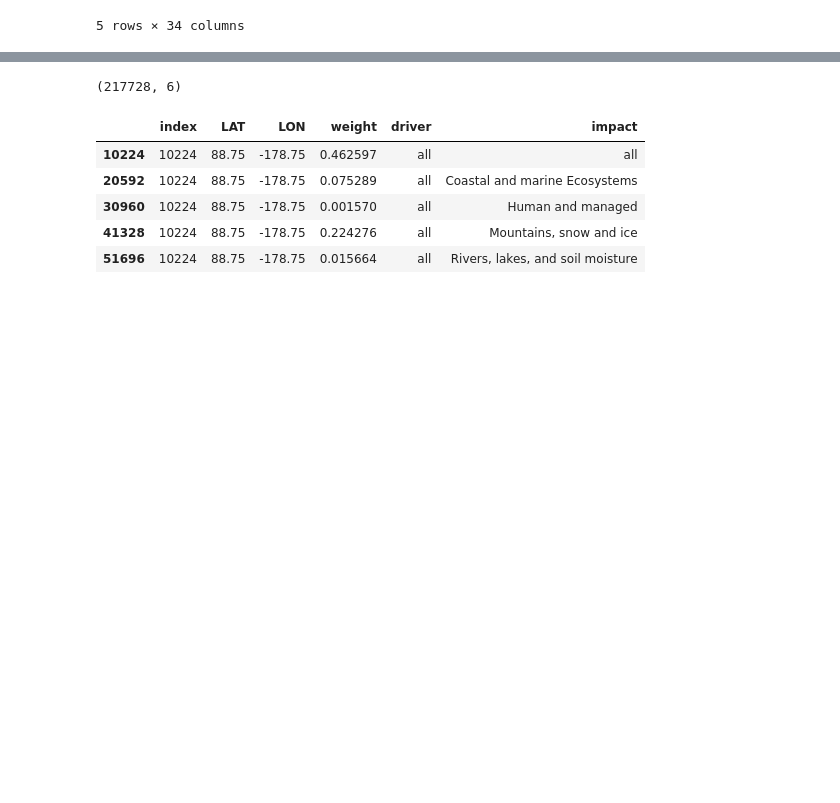
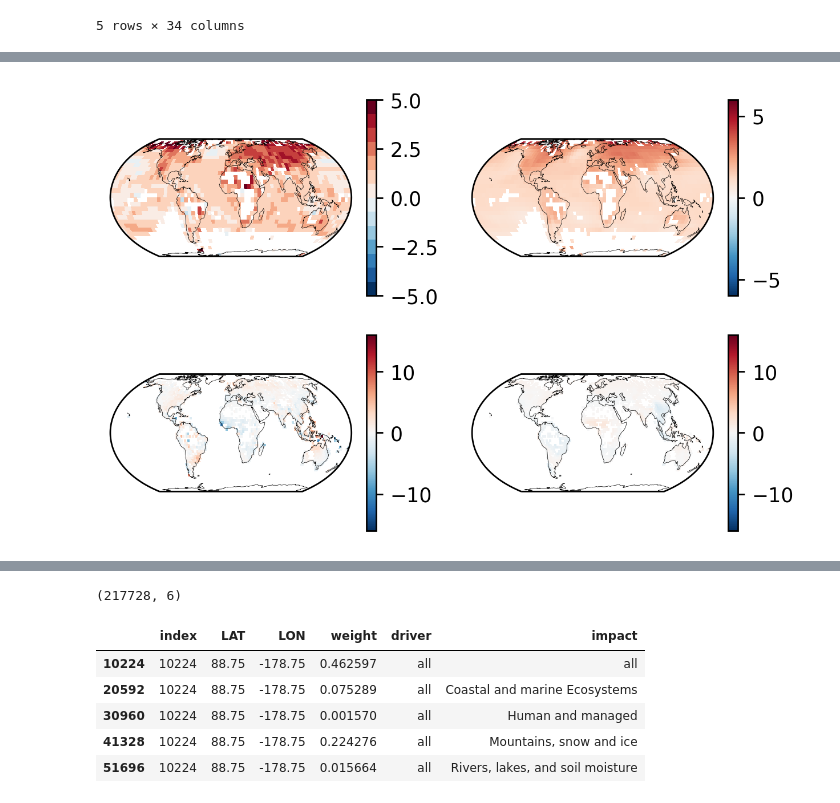
Before and after one commit to mcallaghan/interactive-impacts-map, a Jupyter notebook: transform_data.ipynb, the cells around one changed output, grey strips where cells are left out. Drawn from its saved outputs; the diff is of its cells as text; code cells hidden in the pictures; blank space fills up the shorter version.

```diff
--- a/transform_data.ipynb
+++ b/transform_data.ipynb
@@ -79,0 +164,90 @@ len(df.LAT.unique()),len(df.LON.unique())
+# %%
+import matplotlib.pyplot as plt
+import cartopy
+import cartopy.crs as ccrs
+import matplotlib.gridspec as gridspec
+
+fig = plt.figure(constrained_layout=True, dpi=250)
+gs = gridspec.GridSpec(ncols=2, nrows=2, figure=fig, wspace=0.2)
+
+##
+ax = fig.add_subplot(gs[0,0],projection=ccrs.EqualEarth(),)
+ax.coastlines(lw=0.2)
+shape = (len(df.LAT.unique()), len(df.LON.unique()))
+
+n = np.array(df.obs_temp).reshape(shape)
+
+n[n==0] = np.NaN
+
+mesh=ax.pcolormesh(
+    df.LON.unique(),
+    df.LAT.unique(),
+    n,
+    cmap=plt.cm.get_cmap('RdBu_r',14), vmin=-5, vmax=5,
+    transform=ccrs.PlateCarree(),
+)
+
+cbar = plt.colorbar(mesh)
+
+###
+ax = fig.add_subplot(gs[0,1],projection=ccrs.EqualEarth(),)
+ax.coastlines(lw=0.2)
+shape = (len(df.LAT.unique()), len(df.LON.unique()))
+
+n = np.array(df.af_temp).reshape(shape)
+
+n[n==0] = np.NaN
+
+mesh=ax.pcolormesh(
+    df.LON.unique(),
+    df.LAT.unique(),
+    n,
+    cmap=plt.cm.get_cmap('RdBu_r'), vmin=-6, vmax=6,
+    transform=ccrs.PlateCarree(),
+)
+
+cbar = plt.colorbar(mesh)
+
+
+#####
+ax = fig.add_subplot(gs[1,0],projection=ccrs.EqualEarth(),)
+ax.coastlines(lw=0.2)
+shape = (len(df.LAT.unique()), len(df.LON.unique()))
+
+n = np.array(df.obs_precip).reshape(shape)
+
+n[n==0] = np.NaN
+
+mesh=ax.pcolormesh(
+    df.LON.unique(),
+    df.LAT.unique(),
+    n,
+    cmap=plt.cm.get_cmap('RdBu_r'), vmin=-16, vmax=16,
+    transform=ccrs.PlateCarree(),
+)
+
+cbar = plt.colorbar(mesh)
+
+
+####
+ax = fig.add_subplot(gs[1,1],projection=ccrs.EqualEarth(),)
+ax.coastlines(lw=0.2)
+shape = (len(df.LAT.unique()), len(df.LON.unique()))
+
+n = np.array(df.af_precip).reshape(shape)
+
+n[n==0] = np.NaN
+
+
+
+mesh=ax.pcolormesh(
+    df.LON.unique(),
+    df.LAT.unique(),
+    n,
+    cmap=plt.cm.get_cmap('RdBu_r'), vmin=-16, vmax=16,
+    transform=ccrs.PlateCarree(),
+)
+
+cbar = plt.colorbar(mesh)
+# %% [output]
+[figure, added]
```
Also changed, not shown: parts of 16 cells of this notebook, 7 other files.
